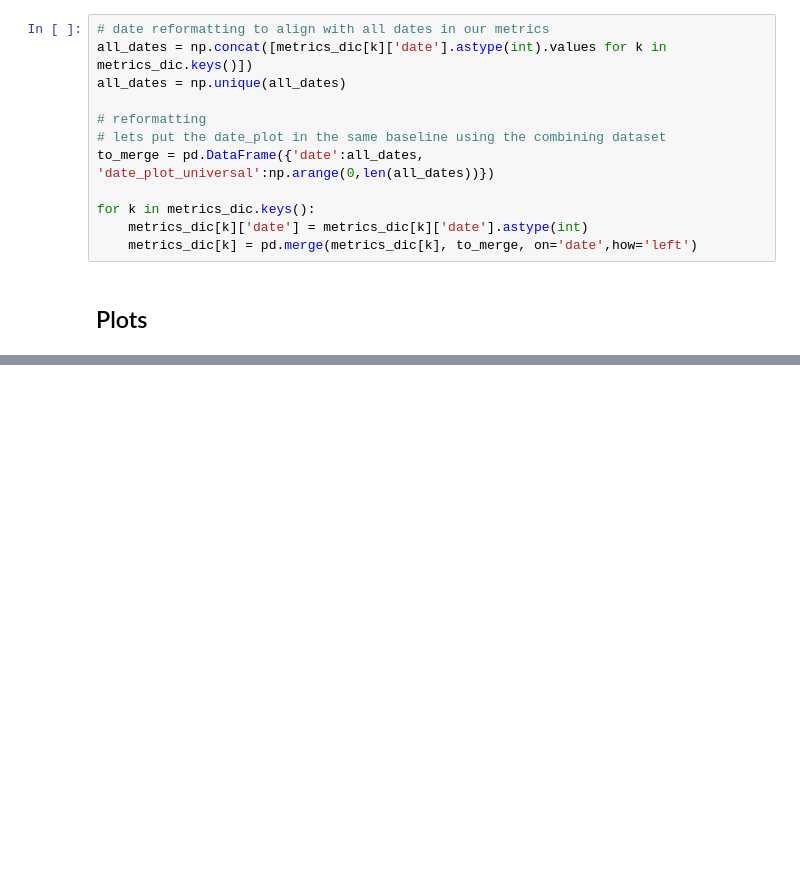
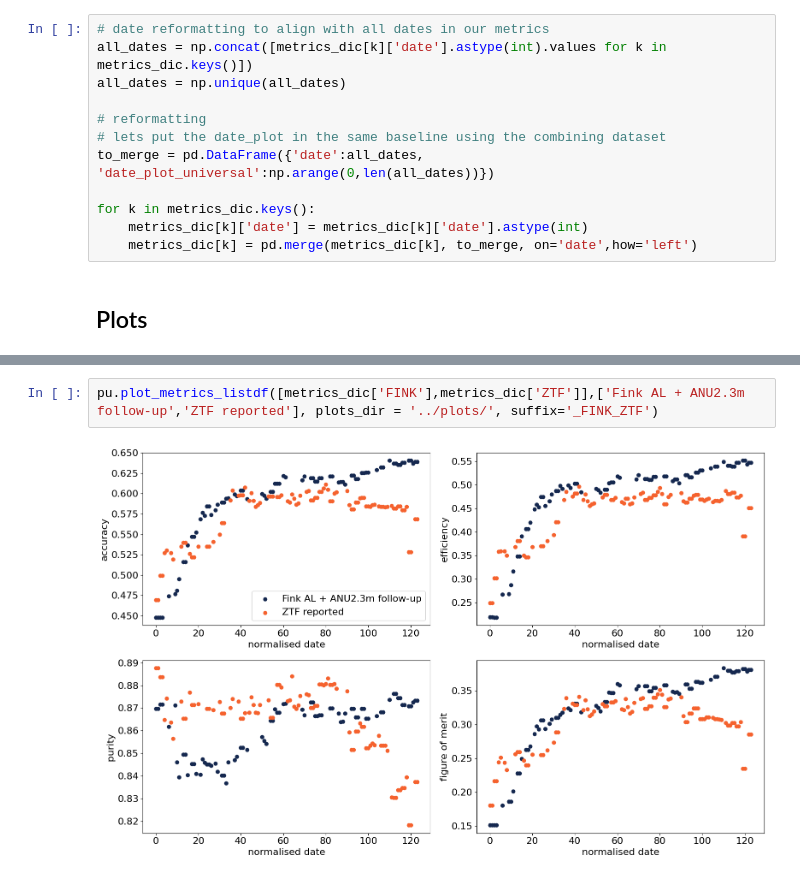
Before and after one commit to Fink-analyses/Active_Learning_earlySNIa, a Jupyter notebook: notebooks/a_analysis_AL_loop.ipynb, the cells around one changed output, grey strips where cells are left out. Drawn from its saved outputs; the diff is of its cells as text; blank space fills up the shorter version.

```diff
--- a/notebooks/a_analysis_AL_loop.ipynb
+++ b/notebooks/a_analysis_AL_loop.ipynb
@@ -39,3 +37,7 @@ pu.plot_metrics_listdf([metrics_dic['FINK'],metrics_dic['ZTF']],['Fink AL + ANU2
+# %%
+pu.plot_metrics_listdf([metrics_dic['FINK'],metrics_dic['ZTF']],['Fink AL + ANU2.3m follow-up','ZTF reported'], plots_dir = '../plots/', suffix='_FINK_ZTF')
+# %% [output]
+[figure, added]
 # %%
 pu.plot_metrics_listdf([metrics_dic['FINK'],metrics_dic['ZTF'][metrics_dic['ZTF']['n spectra']<130],metrics_dic['TNS'][metrics_dic['TNS']['n spectra']<130]],['Fink AL + ANU2.3m follow-up','ZTF reported', 'TNS reported'],varx='n spectra', plots_dir = '../plots/', suffix='_FINK_ZTF_TNS_zoom')
 # %% [output]
```
Also changed, not shown: parts of 4 cells of this notebook, 5 other files.
